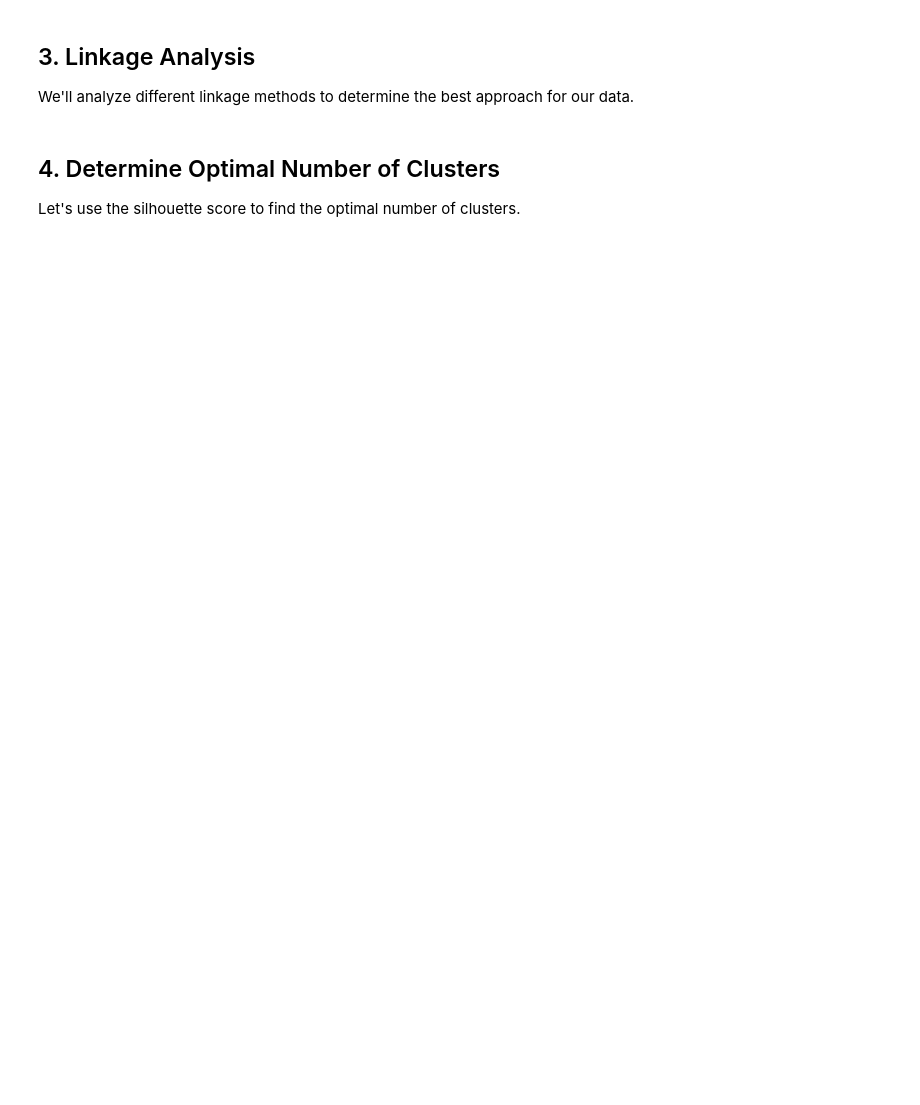
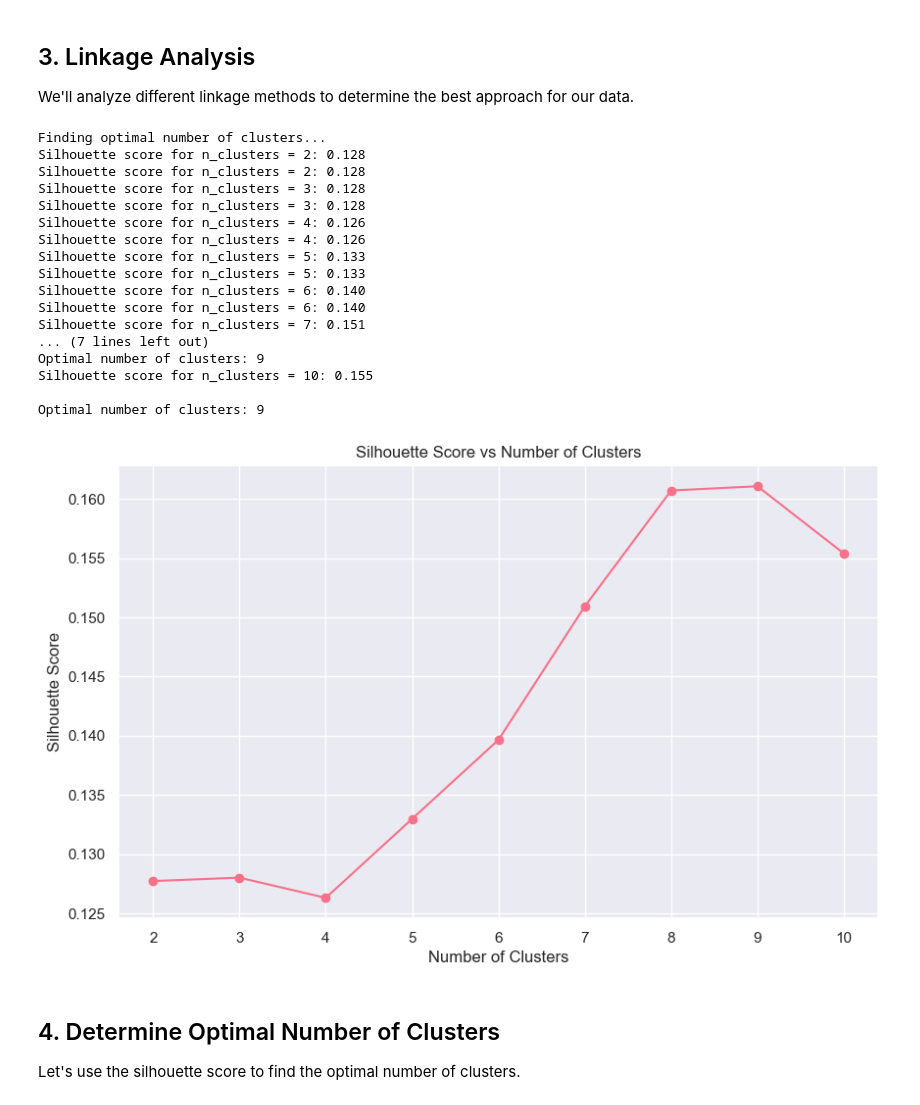
Before and after one commit to AmanDeepSinghH2/-Cybersecurity-Suspicious-Web-Threat-Interactions, a Jupyter notebook: Models/Global_cybersecurity_threats_(15-24) Models/agglomerative_clustering.ipynb, the cells around one changed output. Saved outputs shown, nothing was run; the diff lists cells and outputs as text; code cells hidden in the pictures; blank space fills up the shorter version.

```diff
--- a/Models/Global_cybersecurity_threats_(15-24) Models/agglomerative_clustering.ipynb
+++ b/Models/Global_cybersecurity_threats_(15-24) Models/agglomerative_clustering.ipynb
@@ -63,23 +144,53 @@ feature_names = feature_columns
 
 We'll analyze different linkage methods to determine the best approach for our data.
 # %%
-# Analyze different linkage methods
-linkage_methods = ['ward', 'complete', 'average', 'single']
-plt.figure(figsize=(20, 15))
+# Function to compute optimal number of clusters using silhouette score
+def find_optimal_clusters(X, max_clusters=10):
+    silhouette_scores = []
+    n_clusters_range = range(2, max_clusters + 1)
 
-for idx, method in enumerate(linkage_methods, 1):
-    # Compute linkage matrix
-    Z = linkage(X_scaled, method=method)
+    for n_clusters in n_clusters_range:
+        clusterer = AgglomerativeClustering(n_clusters=n_clusters)
+        cluster_labels = clusterer.fit_predict(X)
+        silhouette_avg = silhouette_score(X, cluster_labels)
+        silhouette_scores.append(silhouette_avg)
+        print(f"Silhouette score for n_clusters = {n_clusters}: {silhouette_avg:.3f}")
 
-    # Create subplot
-    plt.subplot(2, 2, idx)
-    dendrogram(Z)
-    plt.title(f'Dendrogram using {method} linkage')
-    plt.xlabel('Sample Index')
-    plt.ylabel('Distance')
+    optimal_clusters = n_clusters_range[np.argmax(silhouette_scores)]
+    return optimal_clusters, silhouette_scores
 
-plt.tight_layout()
+# Find optimal number of clusters
+print("Finding optimal number of clusters...")
+optimal_n_clusters, silhouette_scores = find_optimal_clusters(X_scaled)
+print(f"\nOptimal number of clusters: {optimal_n_clusters}")
+
+# Plot silhouette scores
+plt.figure(figsize=(10, 6))
+plt.plot(range(2, len(silhouette_scores) + 2), silhouette_scores, marker='o')
+plt.xlabel('Number of Clusters')
+plt.ylabel('Silhouette Score')
+plt.title('Silhouette Score vs Number of Clusters')
+plt.grid(True)
 plt.show()
+# %% [output]
+Finding optimal number of clusters...
+Silhouette score for n_clusters = 2: 0.128
+Silhouette score for n_clusters = 2: 0.128
+Silhouette score for n_clusters = 3: 0.128
+Silhouette score for n_clusters = 3: 0.128
+Silhouette score for n_clusters = 4: 0.126
+Silhouette score for n_clusters = 4: 0.126
+Silhouette score for n_clusters = 5: 0.133
+Silhouette score for n_clusters = 5: 0.133
+Silhouette score for n_clusters = 6: 0.140
+Silhouette score for n_clusters = 6: 0.140
+Silhouette score for n_clusters = 7: 0.151
+... (7 lines left out)
+Optimal number of clusters: 9
+Silhouette score for n_clusters = 10: 0.155
+
+Optimal number of clusters: 9
+[figure, added]
 # %% [markdown]
 ## 4. Determine Optimal Number of Clusters
 
```
Also changed, not shown: parts of 9 cells of this notebook, 3 other files.
